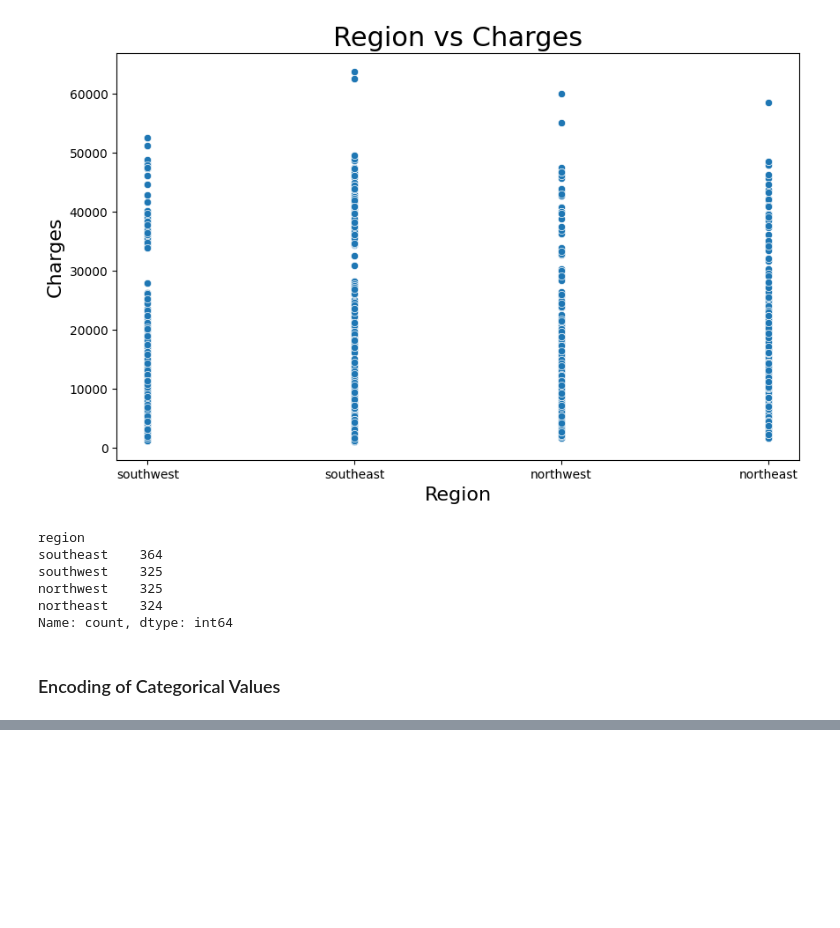
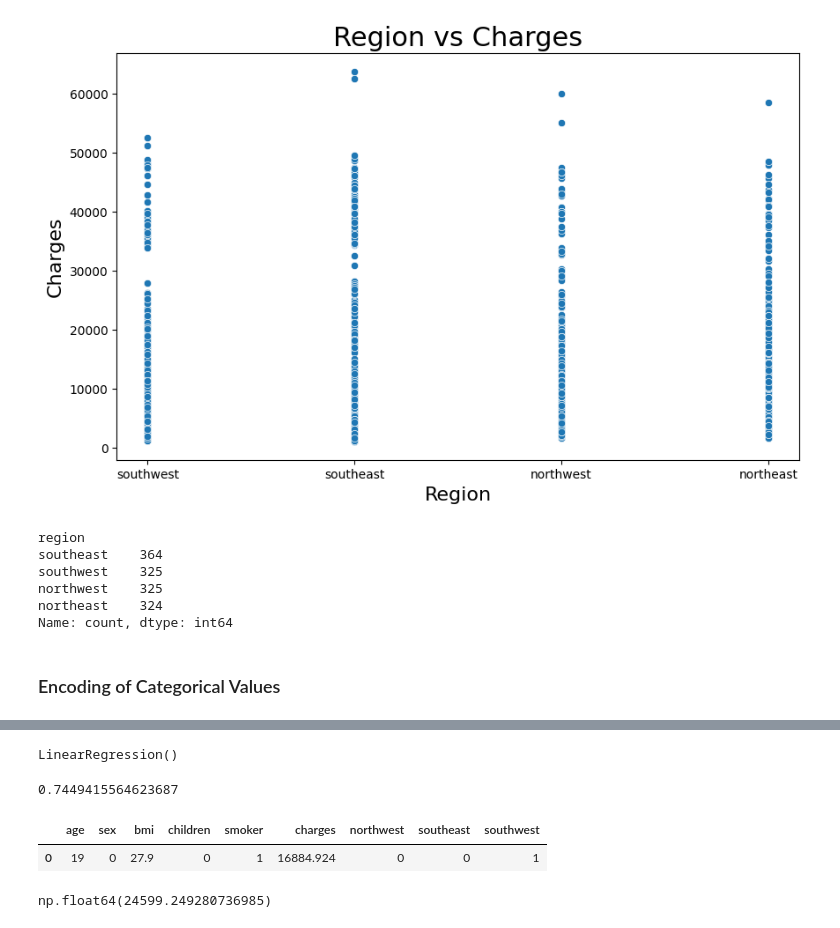
Before and after one commit to JinitLimbachiya/Health-Insurance-Prediction, a Jupyter notebook: main.ipynb, the cells around one changed output, grey strips where cells are left out. Drawn from its saved outputs; the diff is of its cells as text; code cells hidden in the pictures; blank space fills up the shorter version.

```diff
--- a/main.ipynb
+++ b/main.ipynb
@@ -203,0 +241,5 @@ insurance_dataset
+# %%
+model = LinearRegression()
+model.fit(x_train, y_train)
+# %% [output]
+LinearRegression()
@@ -203,0 +248,15 @@ insurance_dataset
+# %%
+r2 = metrics.r2_score(y_test, y_pred)
+r2
+# %% [output]
+0.7449415564623687
+# %%
+insurance_dataset.head(1)
+# %% [output]
+|  | age | sex | bmi | children | smoker | charges | northwest | southeast | southwest |
+| 0 | 19 | 0 | 27.9 | 0 | 1 | 16884.924 | 0 | 0 | 1 |
+# %%
+predict = model.predict([[19, 0, 25.900, 0, 1, 0, 0, 1]])
+predict[0]
+# %% [output]
+np.float64(24599.249280736985)
```
Also changed, not shown: parts of 13 cells of this notebook.
